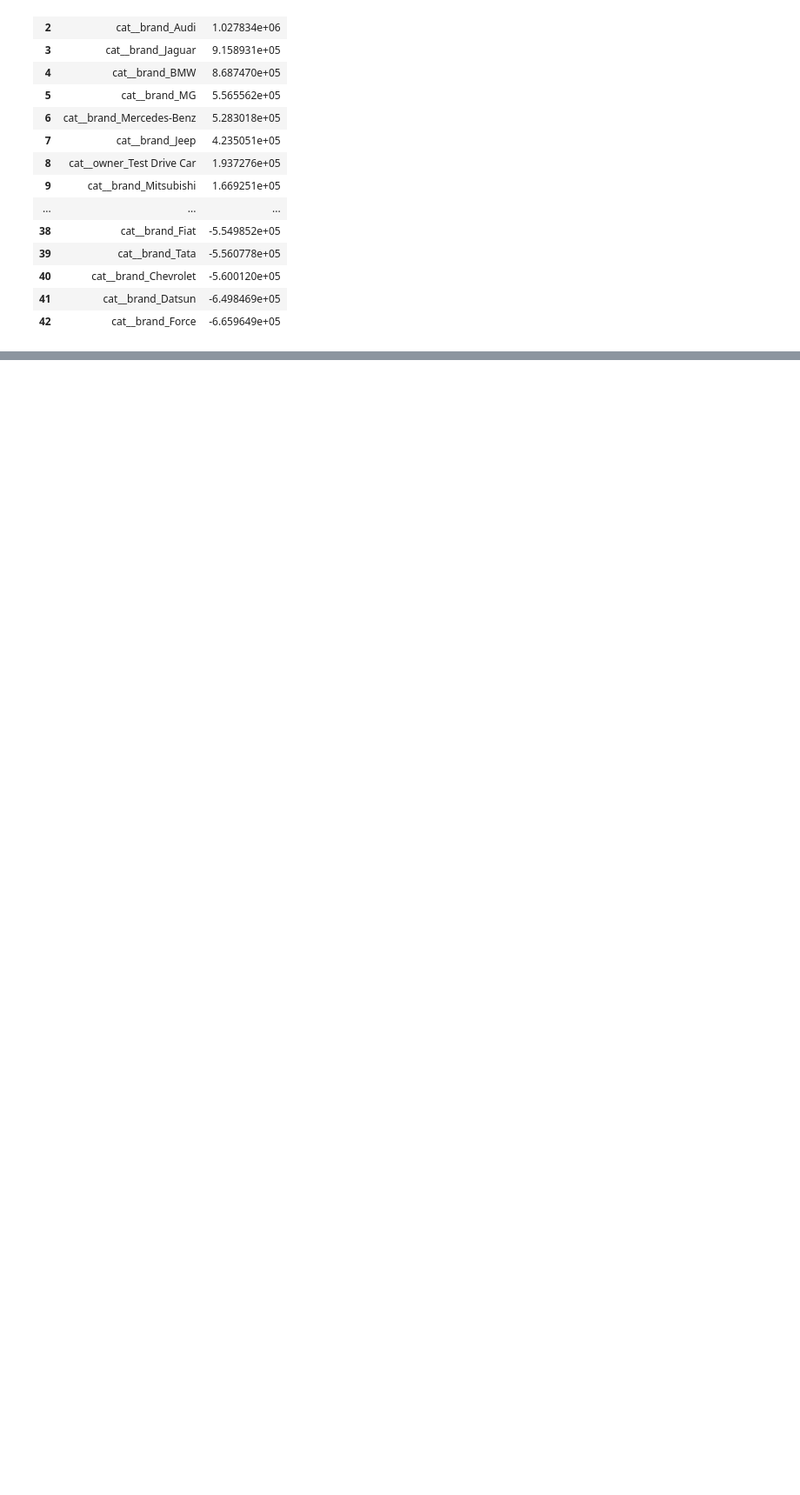
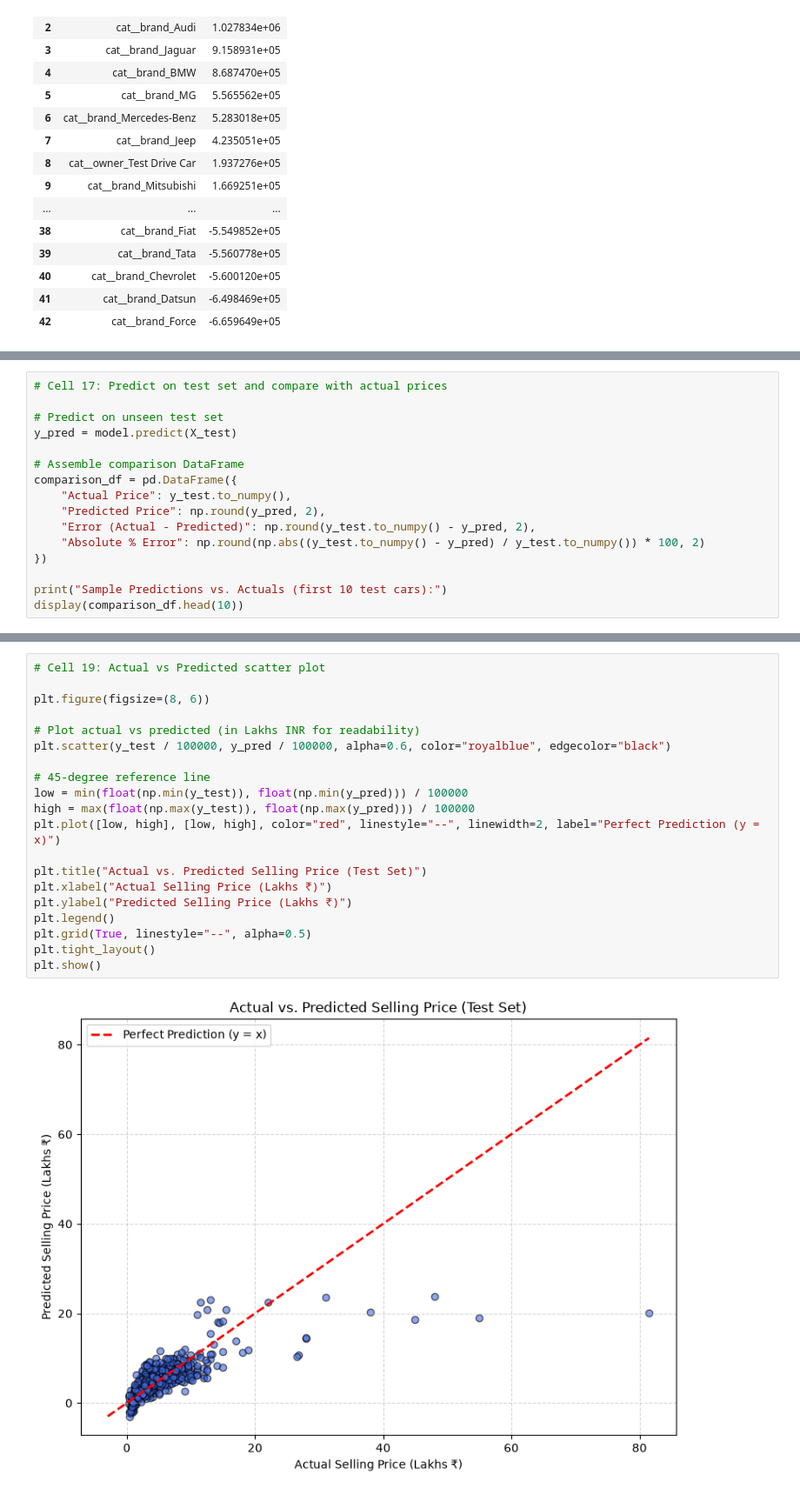
Before and after one commit to 2026aib1001-AI/ai101-mini-project, a Jupyter notebook: Used_Car_Price_Prediction.ipynb, the cells around one changed output, grey strips where cells are left out. Shown at 87% size. Drawn from its saved outputs; the diff is of its cells as text; blank space fills up the shorter version.

Commit message:
Add model evaluation metrics and actual vs predicted visualization

```diff
--- a/Used_Car_Price_Prediction.ipynb
+++ b/Used_Car_Price_Prediction.ipynb
@@ -566,0 +572,16 @@ All 43 Learned Feature Coefficients:
+# %%
+# Cell 17: Predict on test set and compare with actual prices
+
+# Predict on unseen test set
+y_pred = model.predict(X_test)
+
+# Assemble comparison DataFrame
+comparison_df = pd.DataFrame({
+    "Actual Price": y_test.to_numpy(),
+    "Predicted Price": np.round(y_pred, 2),
+    "Error (Actual - Predicted)": np.round(y_test.to_numpy() - y_pred, 2),
+    "Absolute % Error": np.round(np.abs((y_test.to_numpy() - y_pred) / y_test.to_numpy()) * 100, 2)
+})
+
+print("Sample Predictions vs. Actuals (first 10 test cars):")
+display(comparison_df.head(10))
@@ -566,0 +649,22 @@ All 43 Learned Feature Coefficients:
+# %%
+# Cell 19: Actual vs Predicted scatter plot
+
+plt.figure(figsize=(8, 6))
+
+# Plot actual vs predicted (in Lakhs INR for readability)
+plt.scatter(y_test / 100000, y_pred / 100000, alpha=0.6, color="royalblue", edgecolor="black")
+
+# 45-degree reference line
+low = min(float(np.min(y_test)), float(np.min(y_pred))) / 100000
+high = max(float(np.max(y_test)), float(np.max(y_pred))) / 100000
+plt.plot([low, high], [low, high], color="red", linestyle="--", linewidth=2, label="Perfect Prediction (y = x)")
+
+plt.title("Actual vs. Predicted Selling Price (Test Set)")
+plt.xlabel("Actual Selling Price (Lakhs ₹)")
+plt.ylabel("Predicted Selling Price (Lakhs ₹)")
+plt.legend()
+plt.grid(True, linestyle="--", alpha=0.5)
+plt.tight_layout()
+plt.show()
+# %% [output]
+[figure, added]
```
Also changed, not shown: parts of 6 cells of this notebook.
